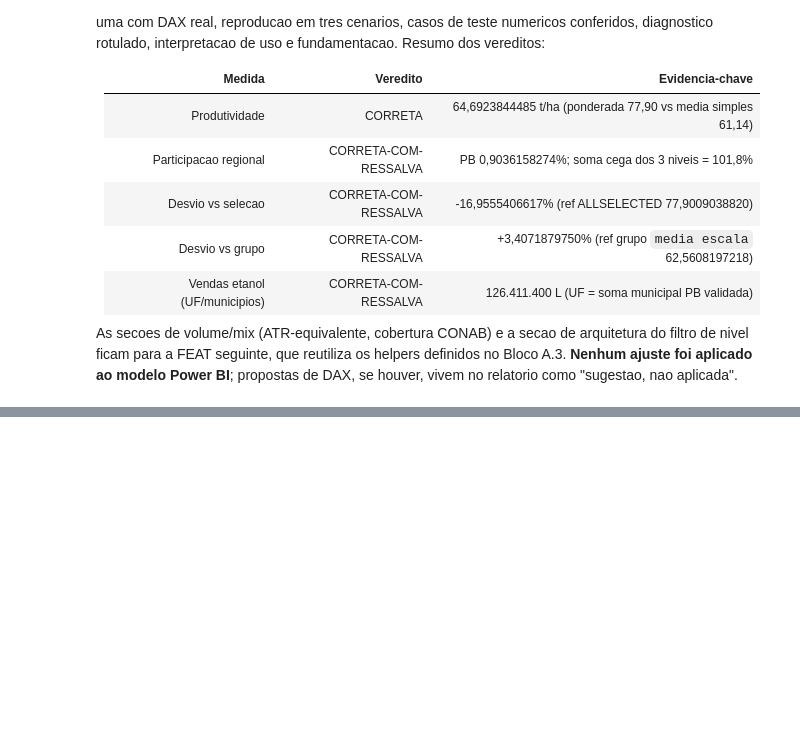
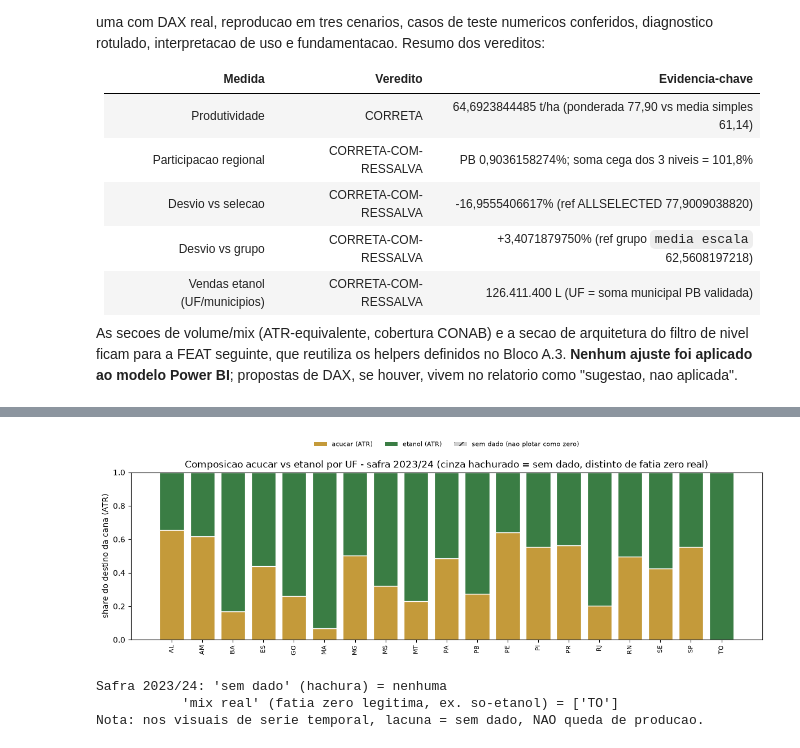
Before and after one commit to brennohdev/canavis-data-visualization-2026.2, a Jupyter notebook: notebooks/05_auditoria_medidas_dax.ipynb, the cells around one changed output, grey strips where cells are left out. Saved outputs shown, nothing was run; the diff lists cells and outputs as text; code cells hidden in the pictures; blank space fills up the shorter version.

```diff
--- a/notebooks/05_auditoria_medidas_dax.ipynb
+++ b/notebooks/05_auditoria_medidas_dax.ipynb
@@ -771,0 +1269,33 @@ Power BI**; propostas de DAX, se houver, vivem no relatorio como "sugestao, nao
+# %%
+# 6.8 Corte de UMA safra entre UFs com 'sem dado' distinto de zero real.
+SAFRA = "2023/24"
+corte = ind[ind["safra"] == SAFRA].sort_values("uf").reset_index(drop=True)
+fig, ax = plt.subplots(figsize=(12, 4.2))
+for i, r in corte.iterrows():
+    if r["situacao_mix"] == "sem_dado" or pd.isna(r["share_acucar_atr"]):
+        ax.bar(i, 1.0, color=COR_SEMDADO, hatch="//", edgecolor="white")
+    else:
+        sa, se = r["share_acucar_atr"], r["share_etanol_atr"]
+        ax.bar(i, sa, color=COR_ACUCAR, edgecolor="white")
+        ax.bar(i, se, bottom=sa, color=COR_ETANOL, edgecolor="white")
+ax.set_xticks(range(len(corte)))
+ax.set_xticklabels(corte["uf"], rotation=90, fontsize=8)
+ax.set_ylim(0, 1)
+ax.set_ylabel("share do destino da cana (ATR)")
+ax.set_title(f"Composicao acucar vs etanol por UF - safra {SAFRA} "
+             "(cinza hachurado = sem dado, distinto de fatia zero real)")
+ax.legend(handles=handles, loc="upper center", bbox_to_anchor=(0.5, 1.22),
+          ncol=3, fontsize=8, frameon=False)
+fig.tight_layout()
+plt.show()
+
+semdado = corte.loc[corte["situacao_mix"] == "sem_dado", "uf"].tolist()
+mixreal = corte.loc[corte["situacao_mix"] == "mix_real", "uf"].tolist()
+print(f"Safra {SAFRA}: 'sem dado' (hachura) = {semdado or 'nenhuma'}")
+print(f"           'mix real' (fatia zero legitima, ex. so-etanol) = {mixreal or 'nenhuma'}")
+print("Nota: nos visuais de serie temporal, lacuna = sem dado, NAO queda de producao.")
+# %% [output]
+[figure, added]
+Safra 2023/24: 'sem dado' (hachura) = nenhuma
+           'mix real' (fatia zero legitima, ex. so-etanol) = ['TO']
+Nota: nos visuais de serie temporal, lacuna = sem dado, NAO queda de producao.
```
Also changed, not shown: parts of 20 cells of this notebook.
